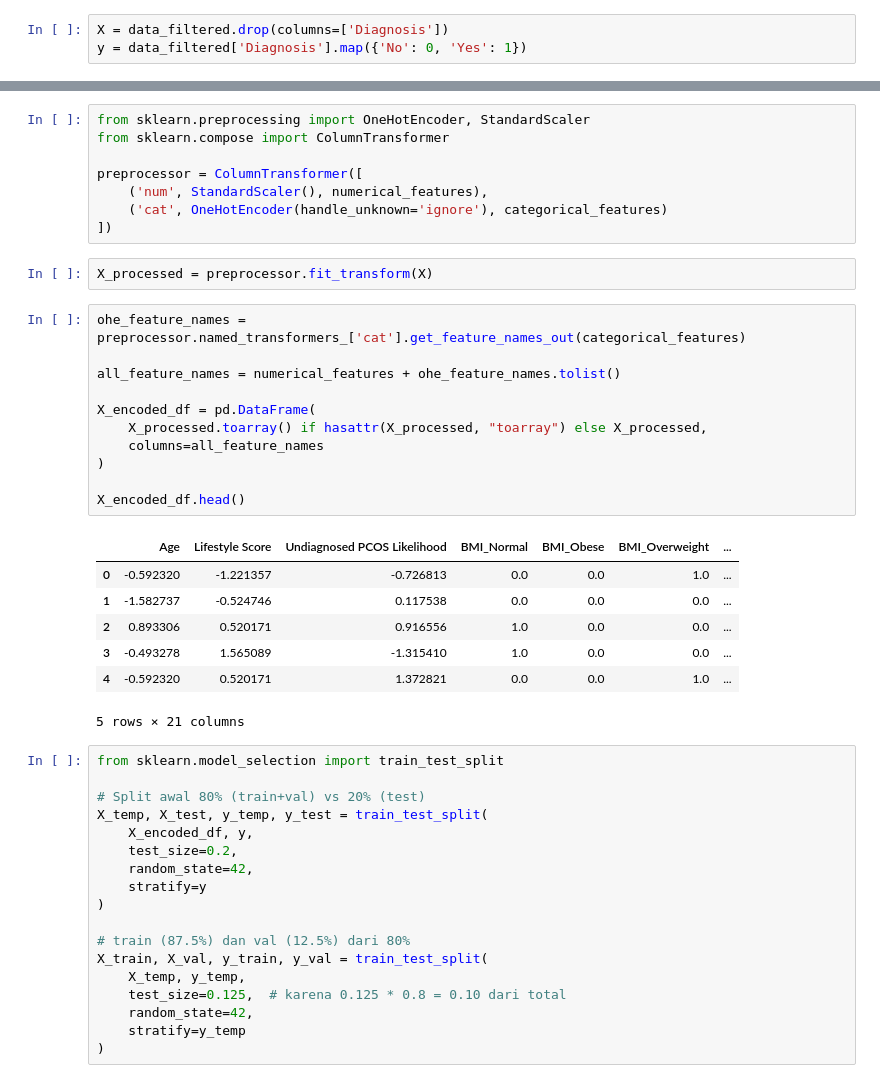
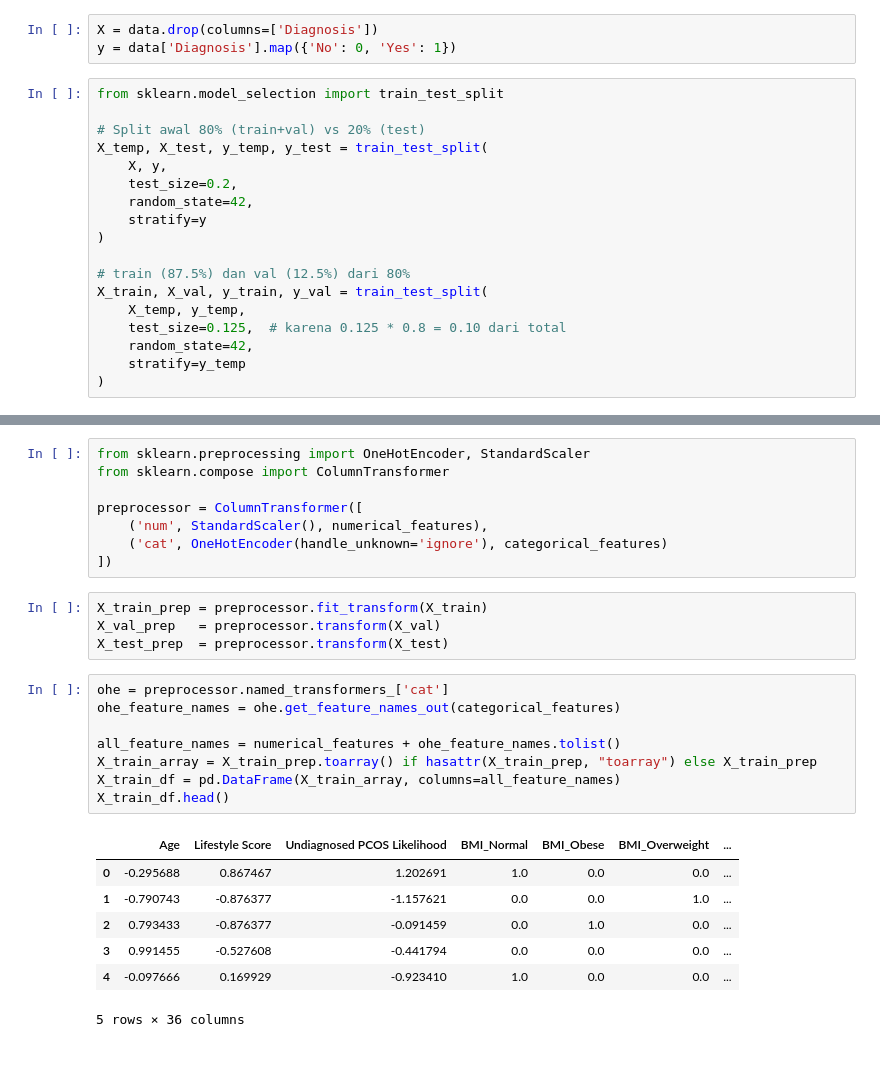
Before and after one commit to retnnoo/pcos-diagnosis-model, a Jupyter notebook: pcos-classification-model1dcnn.ipynb, the cells around one changed output, grey strips where cells are left out. Drawn from its saved outputs; the diff is of its cells as text.

Commit message:
Kaggle Notebook | PCOS_Classification_Model1DCNN | Version 5

```diff
--- a/pcos-classification-model1dcnn.ipynb
+++ b/pcos-classification-model1dcnn.ipynb
@@ -348,3 +318,21 @@ Kolom yang tersisa setelah dibersihkan:
 # %%
-X = data_filtered.drop(columns=['Diagnosis'])
-y = data_filtered['Diagnosis'].map({'No': 0, 'Yes': 1})
+X = data.drop(columns=['Diagnosis'])
+y = data['Diagnosis'].map({'No': 0, 'Yes': 1})
+# %%
+from sklearn.model_selection import train_test_split
+
+# Split awal 80% (train+val) vs 20% (test)
+X_temp, X_test, y_temp, y_test = train_test_split(
+    X, y,
+    test_size=0.2,
+    random_state=42,
+    stratify=y
+)
+
+# train (87.5%) dan val (12.5%) dari 80%
+X_train, X_val, y_train, y_val = train_test_split(
+    X_temp, y_temp,
+    test_size=0.125,  # karena 0.125 * 0.8 = 0.10 dari total
+    random_state=42,
+    stratify=y_temp
+)
@@ -359,42 +355,23 @@ preprocessor = ColumnTransformer([
     ('num', StandardScaler(), numerical_features),
     ('cat', OneHotEncoder(handle_unknown='ignore'), categorical_features)
 ])
-# %%
-X_processed = preprocessor.fit_transform(X)
+# %%
+X_train_prep = preprocessor.fit_transform(X_train)
+X_val_prep   = preprocessor.transform(X_val)
+X_test_prep  = preprocessor.transform(X_test)
 # %%
-ohe_feature_names = preprocessor.named_transformers_['cat'].get_feature_names_out(categorical_features)
+ohe = preprocessor.named_transformers_['cat']
+ohe_feature_names = ohe.get_feature_names_out(categorical_features)
 
 all_feature_names = numerical_features + ohe_feature_names.tolist()
-
-X_encoded_df = pd.DataFrame(
-    X_processed.toarray() if hasattr(X_processed, "toarray") else X_processed,
-    columns=all_feature_names
-)
-
-X_encoded_df.head()
+X_train_array = X_train_prep.toarray() if hasattr(X_train_prep, "toarray") else X_train_prep
+X_train_df = pd.DataFrame(X_train_array, columns=all_feature_names)
+X_train_df.head()
 # %% [output]
 |  | Age | Lifestyle Score | Undiagnosed PCOS Likelihood | BMI_Normal | BMI_Obese | BMI_Overweight | ... |
-| 0 | -0.592320 | -1.221357 | -0.726813 | 0.0 | 0.0 | 1.0 | ... |
-| 1 | -1.582737 | -0.524746 | 0.117538 | 0.0 | 0.0 | 0.0 | ... |
-| 2 | 0.893306 | 0.520171 | 0.916556 | 1.0 | 0.0 | 0.0 | ... |
-| 3 | -0.493278 | 1.565089 | -1.315410 | 1.0 | 0.0 | 0.0 | ... |
-| 4 | -0.592320 | 0.520171 | 1.372821 | 0.0 | 0.0 | 1.0 | ... |
+| 0 | -0.295688 | 0.867467 | 1.202691 | 1.0 | 0.0 | 0.0 | ... |
+| 1 | -0.790743 | -0.876377 | -1.157621 | 0.0 | 0.0 | 1.0 | ... |
+| 2 | 0.793433 | -0.876377 | -0.091459 | 0.0 | 1.0 | 0.0 | ... |
+| 3 | 0.991455 | -0.527608 | -0.441794 | 0.0 | 0.0 | 0.0 | ... |
+| 4 | -0.097666 | 0.169929 | -0.923410 | 1.0 | 0.0 | 0.0 | ... |
-5 rows × 21 columns
+5 rows × 36 columns
-# %%
-from sklearn.model_selection import train_test_split
-
-# Split awal 80% (train+val) vs 20% (test)
-X_temp, X_test, y_temp, y_test = train_test_split(
-    X_encoded_df, y,
-    test_size=0.2,
-    random_state=42,
-    stratify=y
-)
-
-# train (87.5%) dan val (12.5%) dari 80%
-X_train, X_val, y_train, y_val = train_test_split(
-    X_temp, y_temp,
-    test_size=0.125,  # karena 0.125 * 0.8 = 0.10 dari total
-    random_state=42,
-    stratify=y_temp
-)
```
Also changed, not shown: parts of 36 cells of this notebook.
